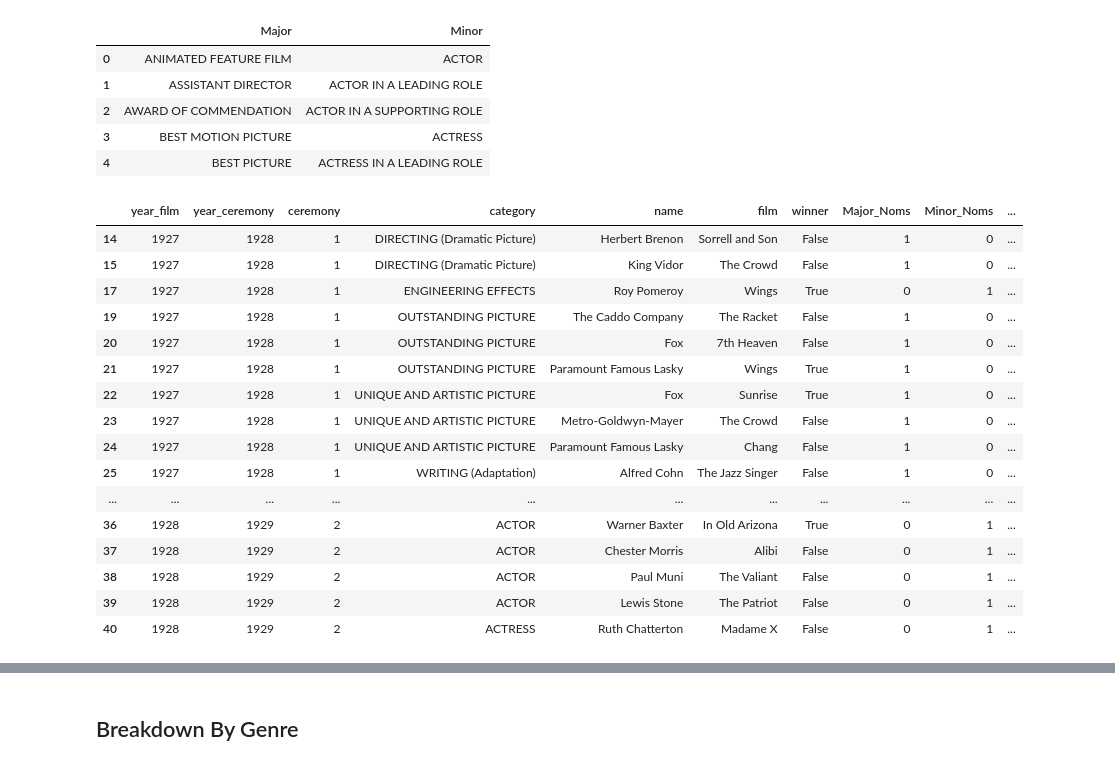
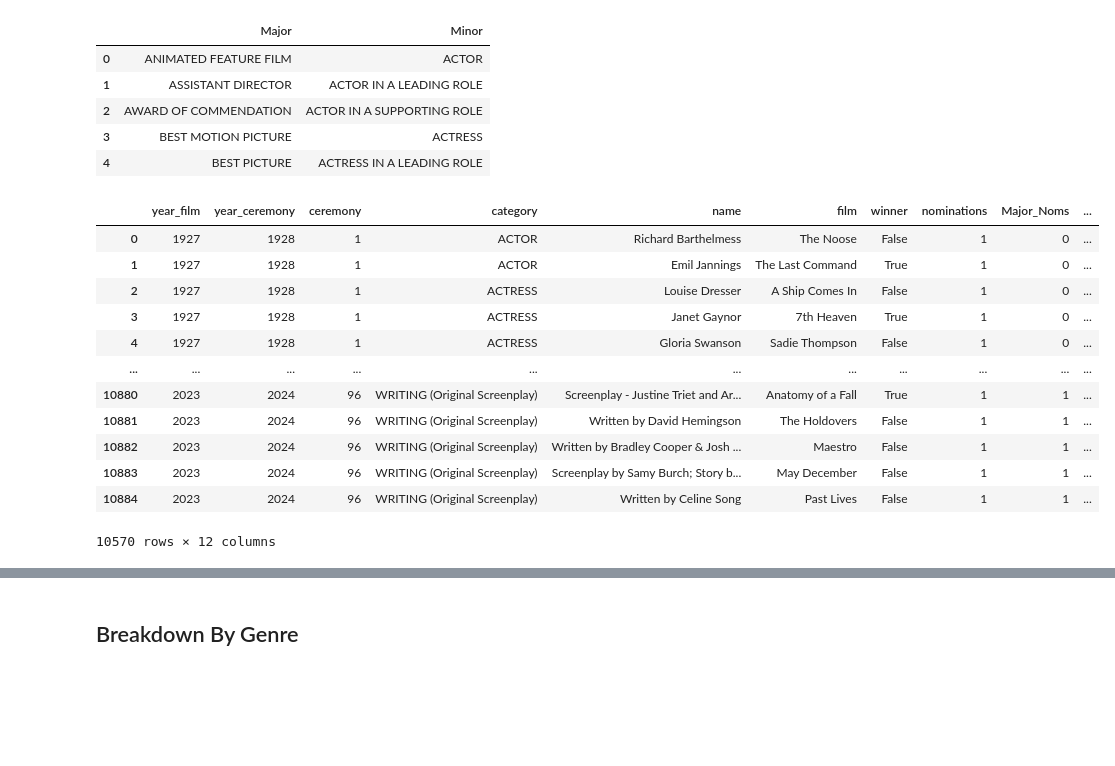
Before and after one commit to gjimmyq/C-H-Film-Productions, a Jupyter notebook: oscars.ipynb, the cells around one changed output, grey strips where cells are left out. Saved outputs shown, nothing was run; the diff lists cells and outputs as text; code cells hidden in the pictures; blank space fills up the shorter version.

Commit message:
Update Oscars with more people data

```diff
--- a/oscars.ipynb
+++ b/oscars.ipynb
@@ -394,6 +338,7 @@ memory usage: 929.0+ KB
 # %%
+oscars = pd.read_csv('data/the_oscar_award.csv')
 # Removing rows without a film name
 oscars = oscars[oscars['film'].notna()]
 oscars['film'] = oscars['film'].map(move_standardize)
-oscars.info()
+oscars.head().sort_values('name', ascending=False)
 # %% [output]
@@ -449,31 +382,27 @@ oscars['nominations'] = 1
 # %%
 oscars['Major_Win'] = 0
 oscars['Minor_Win'] = 0
 
 for index, row in oscars.iterrows():
     if row['winner'] == True:
         if row['Minor_Noms'] == 1:
             oscars.at[index, 'Minor_Win'] = 1
         else:
             oscars.at[index, 'Major_Win'] = 1
 
-oscars[14:35]
+oscars
 # %% [output]
-|  | year_film | year_ceremony | ceremony | category | name | film | winner | Major_Noms | Minor_Noms | ... |
-| 14 | 1927 | 1928 | 1 | DIRECTING (Dramatic Picture) | Herbert Brenon | Sorrell and Son | False | 1 | 0 | ... |
-| 15 | 1927 | 1928 | 1 | DIRECTING (Dramatic Picture) | King Vidor | The Crowd | False | 1 | 0 | ... |
-| 17 | 1927 | 1928 | 1 | ENGINEERING EFFECTS | Roy Pomeroy | Wings | True | 0 | 1 | ... |
-| 19 | 1927 | 1928 | 1 | OUTSTANDING PICTURE | The Caddo Company | The Racket | False | 1 | 0 | ... |
-| 20 | 1927 | 1928 | 1 | OUTSTANDING PICTURE | Fox | 7th Heaven | False | 1 | 0 | ... |
-| 21 | 1927 | 1928 | 1 | OUTSTANDING PICTURE | Paramount Famous Lasky | Wings | True | 1 | 0 | ... |
-| 22 | 1927 | 1928 | 1 | UNIQUE AND ARTISTIC PICTURE | Fox | Sunrise | True | 1 | 0 | ... |
-| 23 | 1927 | 1928 | 1 | UNIQUE AND ARTISTIC PICTURE | Metro-Goldwyn-Mayer | The Crowd | False | 1 | 0 | ... |
-| 24 | 1927 | 1928 | 1 | UNIQUE AND ARTISTIC PICTURE | Paramount Famous Lasky | Chang | False | 1 | 0 | ... |
-| 25 | 1927 | 1928 | 1 | WRITING (Adaptation) | Alfred Cohn | The Jazz Singer | False | 1 | 0 | ... |
+|  | year_film | year_ceremony | ceremony | category | name | film | winner | nominations | Major_Noms | ... |
+| 0 | 1927 | 1928 | 1 | ACTOR | Richard Barthelmess | The Noose | False | 1 | 0 | ... |
+| 1 | 1927 | 1928 | 1 | ACTOR | Emil Jannings | The Last Command | True | 1 | 0 | ... |
+| 2 | 1927 | 1928 | 1 | ACTRESS | Louise Dresser | A Ship Comes In | False | 1 | 0 | ... |
+| 3 | 1927 | 1928 | 1 | ACTRESS | Janet Gaynor | 7th Heaven | True | 1 | 0 | ... |
+| 4 | 1927 | 1928 | 1 | ACTRESS | Gloria Swanson | Sadie Thompson | False | 1 | 0 | ... |
 | ... | ... | ... | ... | ... | ... | ... | ... | ... | ... | ... |
-| 36 | 1928 | 1929 | 2 | ACTOR | Warner Baxter | In Old Arizona | True | 0 | 1 | ... |
-| 37 | 1928 | 1929 | 2 | ACTOR | Chester Morris | Alibi | False | 0 | 1 | ... |
-| 38 | 1928 | 1929 | 2 | ACTOR | Paul Muni | The Valiant | False | 0 | 1 | ... |
-| 39 | 1928 | 1929 | 2 | ACTOR | Lewis Stone | The Patriot | False | 0 | 1 | ... |
-| 40 | 1928 | 1929 | 2 | ACTRESS | Ruth Chatterton | Madame X | False | 0 | 1 | ... |
+| 10880 | 2023 | 2024 | 96 | WRITING (Original Screenplay) | Screenplay - Justine Triet and Ar... | Anatomy of a Fall | True | 1 | 1 | ... |
+| 10881 | 2023 | 2024 | 96 | WRITING (Original Screenplay) | Written by David Hemingson | The Holdovers | False | 1 | 1 | ... |
+| 10882 | 2023 | 2024 | 96 | WRITING (Original Screenplay) | Written by Bradley Cooper & Josh ... | Maestro | False | 1 | 1 | ... |
+| 10883 | 2023 | 2024 | 96 | WRITING (Original Screenplay) | Screenplay by Samy Burch; Story b... | May December | False | 1 | 1 | ... |
+| 10884 | 2023 | 2024 | 96 | WRITING (Original Screenplay) | Written by Celine Song | Past Lives | False | 1 | 1 | ... |
+10570 rows × 12 columns
 # %%
```
Also changed, not shown: parts of 45 cells of this notebook.
